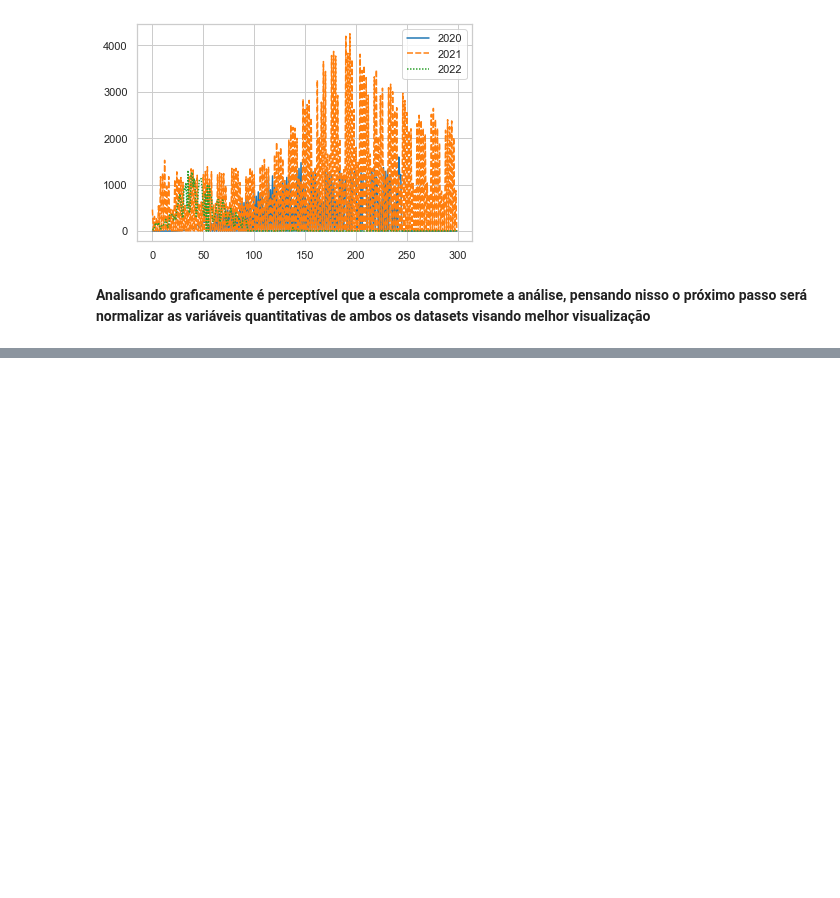
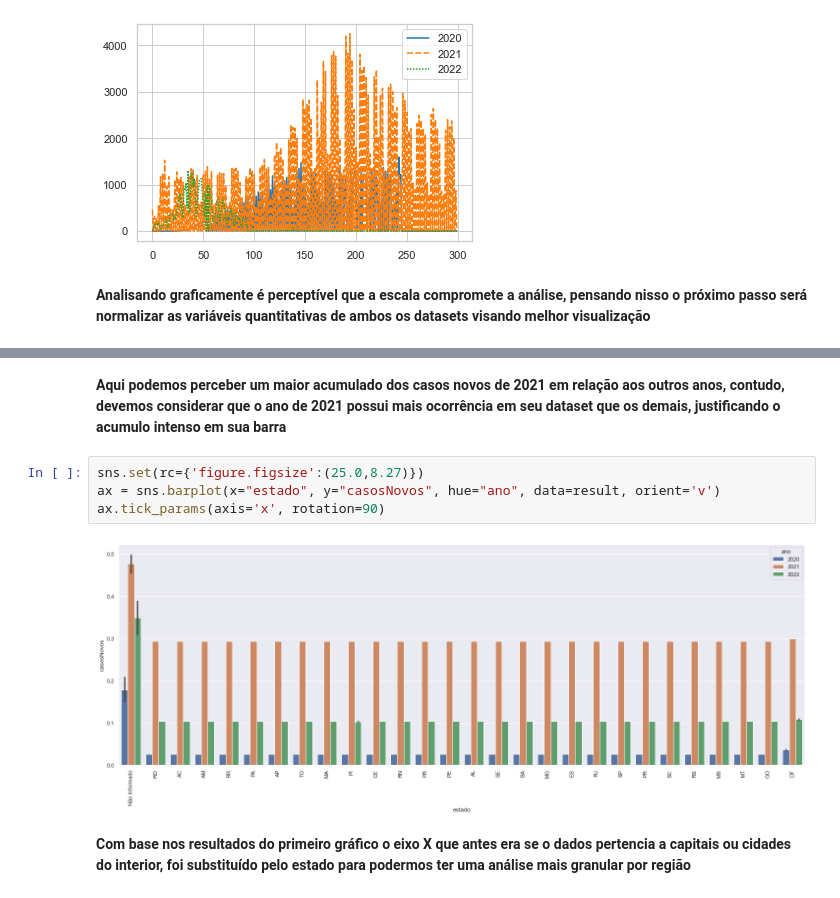
Before and after one commit to Fernando-7/COVID-19, a Jupyter notebook: Análise COVID-19.ipynb, the cells around one changed output, grey strips where cells are left out. Cells and saved outputs as stored; diff of their text form; blank space fills up the shorter version.

```diff
--- a/Análise COVID-19.ipynb
+++ b/Análise COVID-19.ipynb
@@ -330,0 +390,10 @@ sns.lineplot(data=data, palette="tab10")
+# %% [markdown]
+**Aqui podemos perceber um maior acumulado dos casos novos de 2021 em relação aos outros anos, contudo, devemos considerar que o ano de 2021 possui mais ocorrência em seu dataset que os demais, justificando o acumulo intenso em sua barra**
+# %%
+sns.set(rc={'figure.figsize':(25.0,8.27)})
+ax = sns.barplot(x="estado", y="casosNovos", hue="ano", data=result, orient='v')
+ax.tick_params(axis='x', rotation=90)
+# %% [output]
+[figure, added]
+# %% [markdown]
+**Com base nos resultados do primeiro gráfico o eixo X que antes era se o dados pertencia a capitais ou cidades do interior, foi substituído pelo estado para podermos ter uma análise mais granular por região**
```
Also changed, not shown: parts of 9 cells of this notebook.
